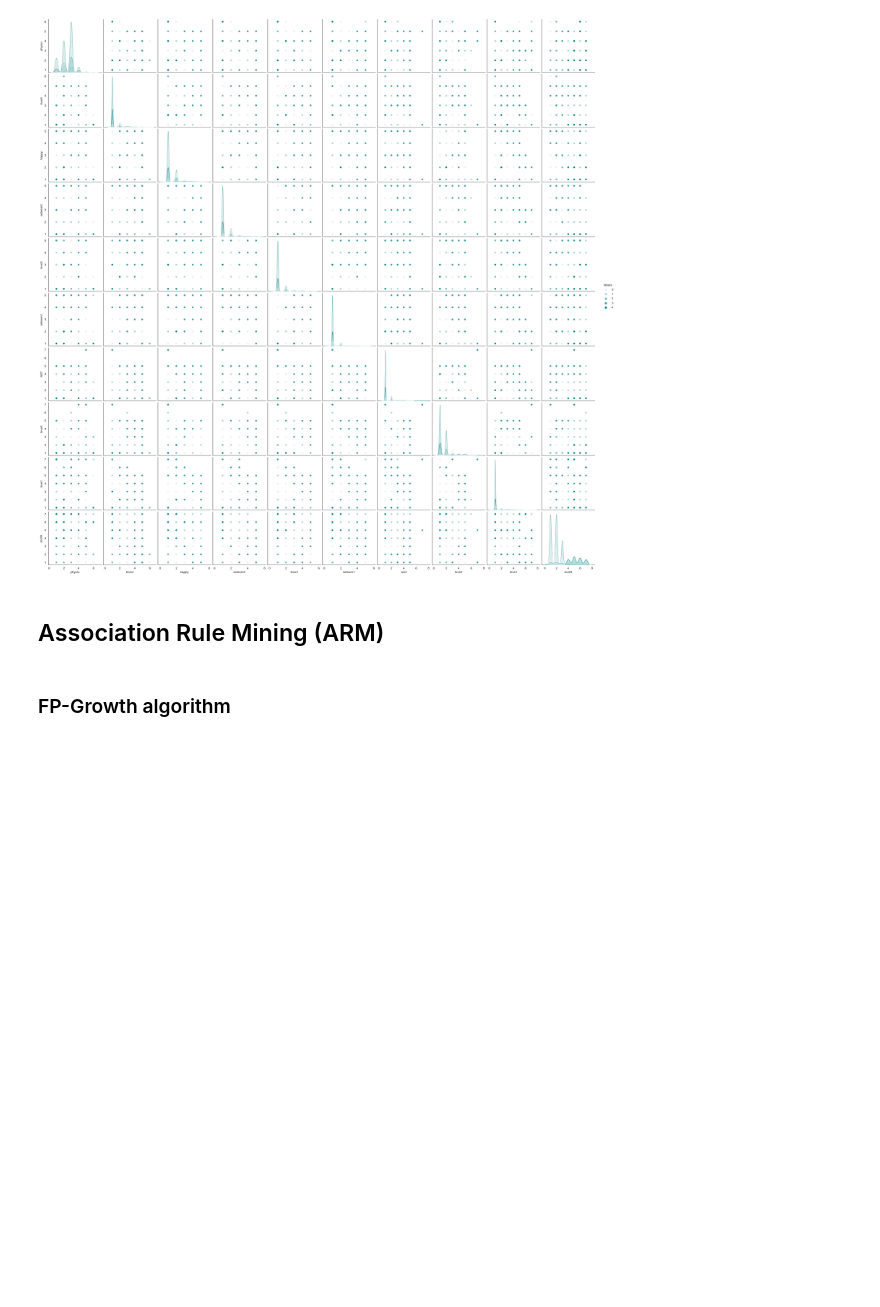
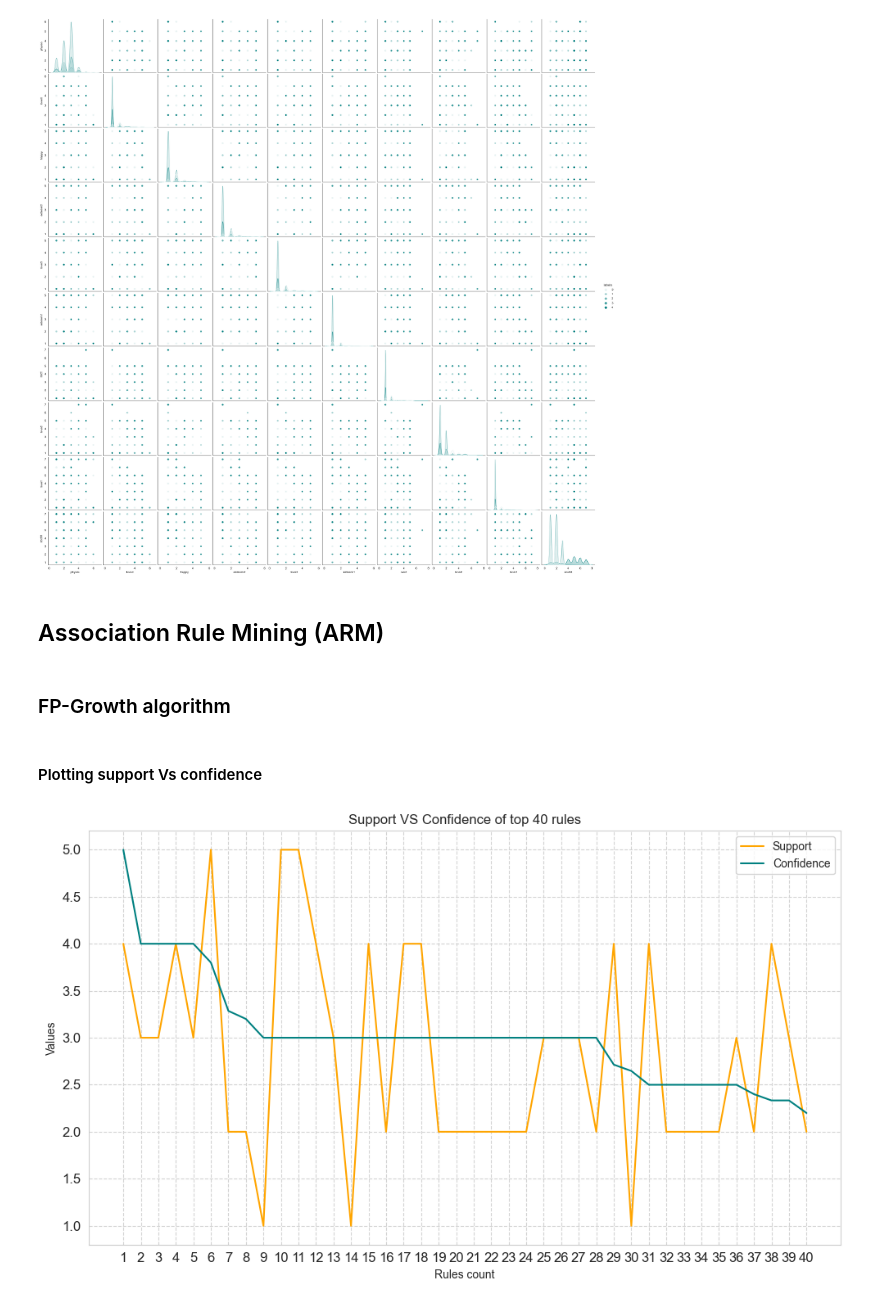
Before and after one commit to aminshannan121/Data_Mining_Project, a Jupyter notebook: Project.ipynb, the cells around one changed output. Drawn from its saved outputs; the diff is of its cells as text; code cells hidden in the pictures; blank space fills up the shorter version.

```diff
--- a/Project.ipynb
+++ b/Project.ipynb
@@ -751,0 +754,3 @@ KMeans(n_clusters=5, n_init='auto')
+# %%
+df_arm = df_features.copy()
+df_arm['target'] =  df_target
@@ -752,7 +771,7 @@ KMeans(n_clusters=5, n_init='auto')
 # %% [markdown]
 Convert DataFrame to a list of transactions
 # %%
-transactions = df_features.values.tolist()
+transactions = df_arm.values.tolist()
 # %% [markdown]
 Perform frequent pattern mining using FP-Growth
 # %%
@@ -768,7 +787,7 @@ filtered_patterns = {pattern: support for pattern, support in patterns.items() i
 # %% [markdown]
 Generate association rules
 # %%
-rules = pyfpgrowth.generate_association_rules(filtered_patterns, 0.5)
+rules = pyfpgrowth.generate_association_rules(patterns, 0.9)
 # %% [markdown]
 Sort the rules by confidence in descending order
 # %%
@@ -929,3 +948,36 @@ sns.pairplot(df_labeled,hue='labels', palette = palette)
 ## Association Rule Mining (ARM)
 # %% [markdown]
 ### FP-Growth algorithm
+# %% [markdown]
+#### Plotting support Vs confidence
+# %%
+support_values = []
+confidence_values = []
+count=1
+
+for rule, (support, confidence) in sorted_rules:
+
+    if count > 40:
+        break
+    if support and confidence > 2:
+        support_values.append(support[0])
+        confidence_values.append(confidence)
+        count += 1
+
+# Plotting the data
+x = np.arange(len(rule_value))+1
+width = 0.35
+
+fig, ax = plt.subplots(figsize=(10, 6))
+ax.plot(x, support_values, linestyle='-', label='Support', color='orange')
+ax.plot(x, confidence_values, linestyle='-', label='Confidence', color=color)
+ax.set_xlabel('Rules count')
+ax.set_ylabel('Values')
+ax.set_title('Support VS Confidence of top 40 rules')
+ax.set_xticks(x)
+layout()
+ax.legend()
+
+plt.show()
+# %% [output]
+[figure, added]
```
Also changed, not shown: parts of 6 cells of this notebook.
